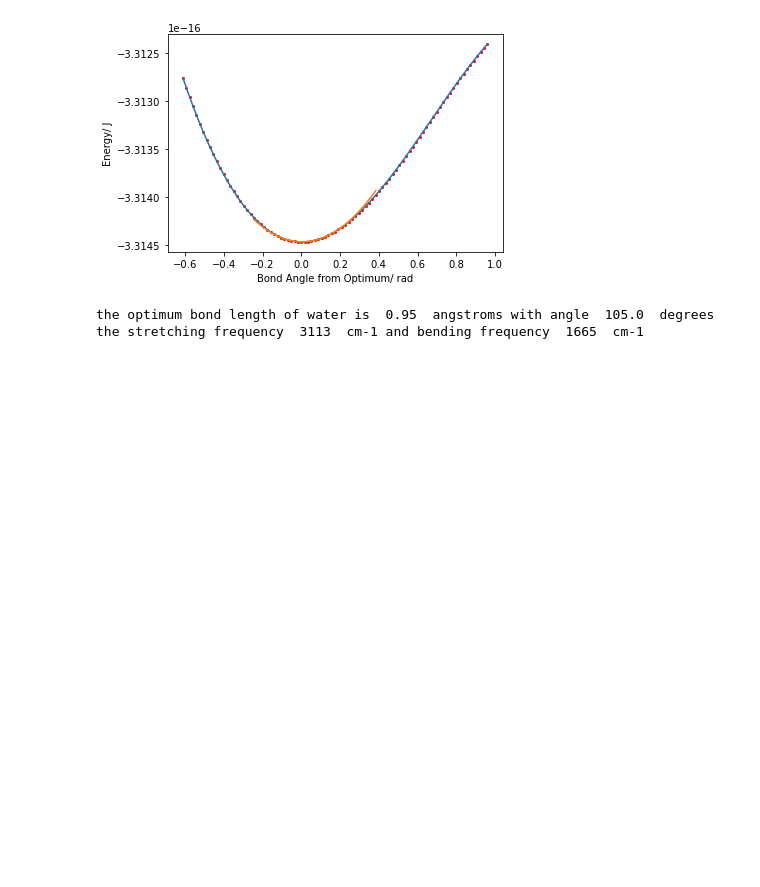
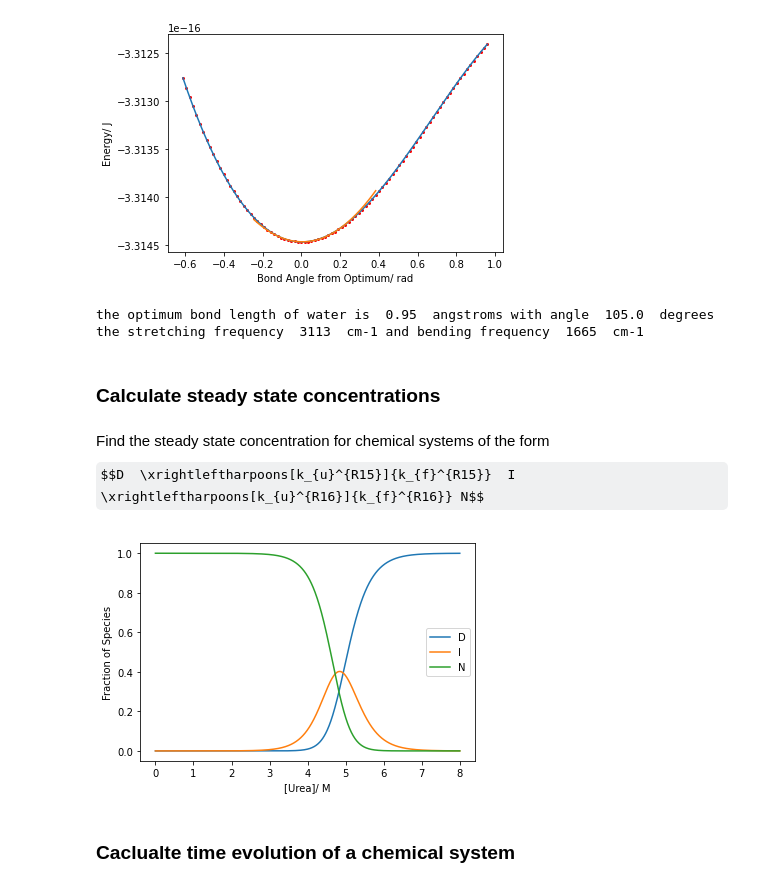
Before and after one commit to KGrewal1/ChemIITools, a Jupyter notebook: nbs/index.ipynb, the cells around one changed output. Drawn from its saved outputs; the diff is of its cells as text; code cells hidden in the pictures; some formulas as TeX source; blank space fills up the shorter version.

```diff
--- a/nbs/index.ipynb
+++ b/nbs/index.ipynb
@@ -65,3 +73,30 @@ print('the stretching frequency ', round(nu_r), ' cm-1 and bending frequency ',
 [figure]
 the optimum bond length of water is  0.95  angstroms with angle  105.0  degrees
 the stretching frequency  3113  cm-1 and bending frequency  1665  cm-1
+# %% [markdown]
+### Calculate steady state concentrations
+# %% [markdown]
+Find the steady state concentration for chemical systems of the form
+$$D  \xrightleftharpoons[k_{u}^{R15}]{k_{f}^{R15}}  I  \xrightleftharpoons[k_{u}^{R16}]{k_{f}^{R16}} N$$
+# %%
+kf1 = 26000
+kr1 = 0.06
+kf2 = 730
+kr2 = 0.00075
+urea_conc = np.linspace(0, 8, num=1000)
+ss_conc = []
+for conc in urea_conc:
+    rates = [kf1*np.exp(-1.68*conc), kr1*np.exp(0.95*conc), kf2*np.exp(-1.72*conc), kr2*np.exp(1.20*conc)]
+    ss_conc.append(steady_state_calc(rates))
+ss_conc = np.array(ss_conc)
+plt.plot(urea_conc,ss_conc[:, 0],label='D')
+plt.plot(urea_conc,ss_conc[:, 1],label='I')
+plt.plot(urea_conc,ss_conc[:, 2],label='N')
+plt.xlabel('[Urea]/ M')
+plt.ylabel('Fraction of Species')
+plt.legend()
+plt.show()
+# %% [output]
+[figure, added]
+# %% [markdown]
+### Caclualte time evolution of a chemical system
```
Also changed, not shown: parts of 7 cells of this notebook, 13 other files.
